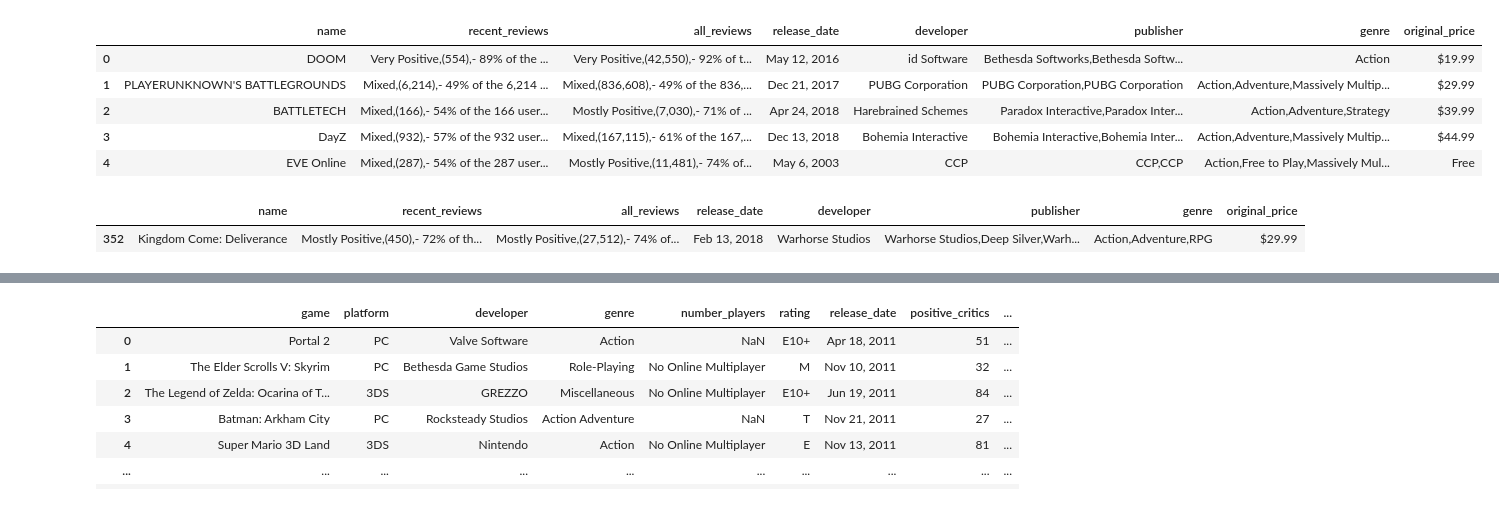
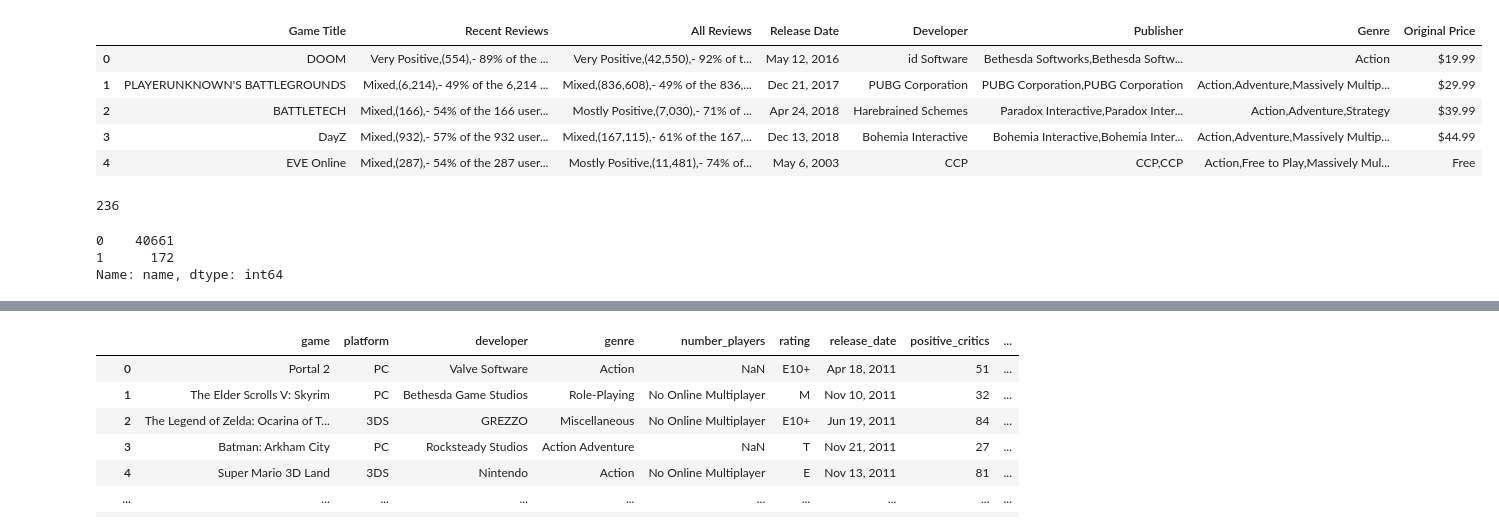
Before and after one commit to Witwer93/ETL-Project, a Jupyter notebook: etl_project_file.ipynb, the cells around one changed output, grey strips where cells are left out. Drawn from its saved outputs; the diff is of its cells as text; code cells hidden in the pictures.

Commit message:
some progress on transformation
still struggling to shrink my larger dataframes down based on the list of games i webscraped

```diff
--- a/etl_project_file.ipynb
+++ b/etl_project_file.ipynb
@@ -21,12 +21,21 @@ steam_games_df.head()
 | 4 | https://store.steampowered.com/ap... | app | EVE Online | EVE Online is a community-driven ... | Mixed,(287),- 54% of the 287 user... | Mostly Positive,(11,481),- 74% of... | May 6, 2003 | CCP | ... |
 # %%
 #remove uneeded rows
-delete_labels = ['url', 'types', 'desc_snippet', 'popular_tags', 'game_details', 'languages', 'achievements',
-                 'game_description', 'mature_content', 'minimum_requirements', 'recommended_requirements', 'discount_price']
-steam_games_df = steam_games_df.drop(columns=delete_labels)
+#delete_labels = ['url', 'types', 'desc_snippet', 'popular_tags', 'game_details', 'languages', 'achievements',
+#                 'game_description', 'mature_content', 'minimum_requirements', 'recommended_requirements', 'discount_price']
+#steam_games_df = steam_games_df.drop(columns=delete_labels)
+steam_games_df.rename(columns = {'name': 'Game Title',
+                                 'recent_reviews': 'Recent Reviews',
+                                 'all_reviews': 'All Reviews',
+                                 'release_date': 'Release Date',
+                                 'developer': 'Developer',
+                                 'publisher': 'Publisher',
+                                 'genre': 'Genre',
+                                 'original_price': 'Original Price'
+                                }, inplace = True)
 steam_games_df.head()
 # %% [output]
-|  | name | recent_reviews | all_reviews | release_date | developer | publisher | genre | original_price |
+|  | Game Title | Recent Reviews | All Reviews | Release Date | Developer | Publisher | Genre | Original Price |
 | 0 | DOOM | Very Positive,(554),- 89% of the ... | Very Positive,(42,550),- 92% of t... | May 12, 2016 | id Software | Bethesda Softworks,Bethesda Softw... | Action | $19.99 |
 | 1 | PLAYERUNKNOWN'S BATTLEGROUNDS | Mixed,(6,214),- 49% of the 6,214 ... | Mixed,(836,608),- 49% of the 836,... | Dec 21, 2017 | PUBG Corporation | PUBG Corporation,PUBG Corporation | Action,Adventure,Massively Multip... | $29.99 |
 | 2 | BATTLETECH | Mixed,(166),- 54% of the 166 user... | Mostly Positive,(7,030),- 71% of ... | Apr 24, 2018 | Harebrained Schemes | Paradox Interactive,Paradox Inter... | Action,Adventure,Strategy | $39.99 |
@@ -35,12 +44,13 @@ steam_games_df.head()
 # %%
 steam_games_df['name'] = steam_games_df['name'].astype('str')
 steam_games_df['name'].str.encode('ascii', 'ignore').str.decode('ascii')
-#steam_games_df['name'].str.find('Kingdom Come: Deliverance').value_counts()
 
-steam_games_df.loc[steam_games_df['name'] == 'Kingdom Come: Deliverance']
-
-#mask_nonAscii = steam_games_df['name'].map(str.isascii)
-#mask_nonAscii.value_counts()
+#steam_games_df.loc[steam_games_df['name'] == game_names]
+print(len(game_names))
+temp_list = steam_games_df['name'].map(lambda x: 1 if x in game_names else 0)
+temp_list.value_counts()
 # %% [output]
-|  | name | recent_reviews | all_reviews | release_date | developer | publisher | genre | original_price |
-| 352 | Kingdom Come: Deliverance | Mostly Positive,(450),- 72% of th... | Mostly Positive,(27,512),- 74% of... | Feb 13, 2018 | Warhorse Studios | Warhorse Studios,Deep Silver,Warh... | Action,Adventure,RPG | $29.99 |
+236
+0    40661
+1      172
+Name: name, dtype: int64
```
Also changed, not shown: parts of 10 cells of this notebook.
